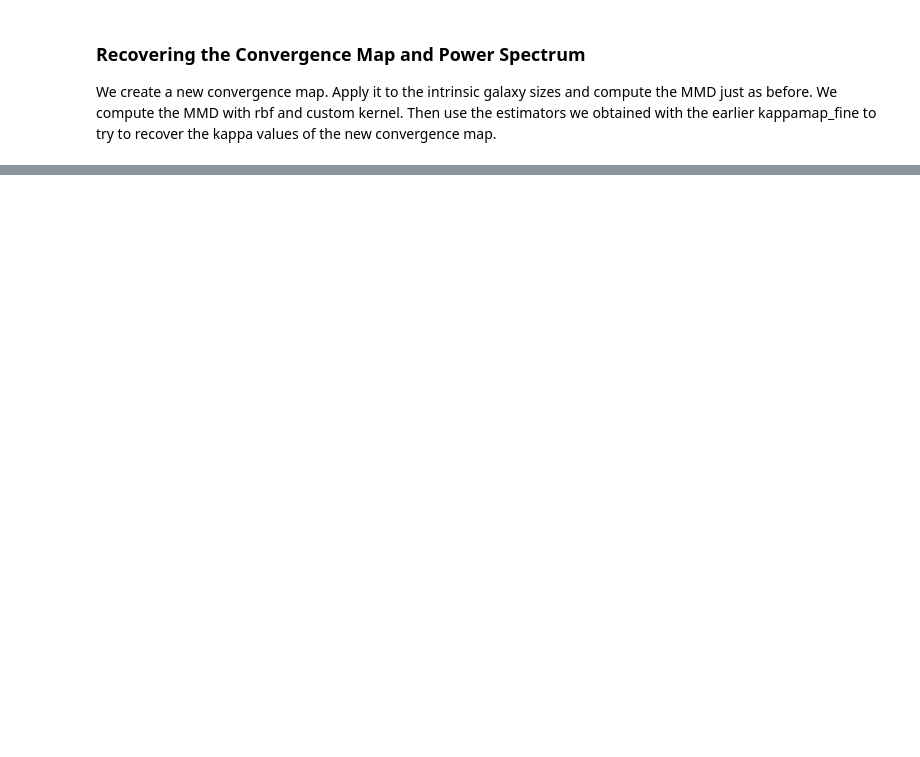
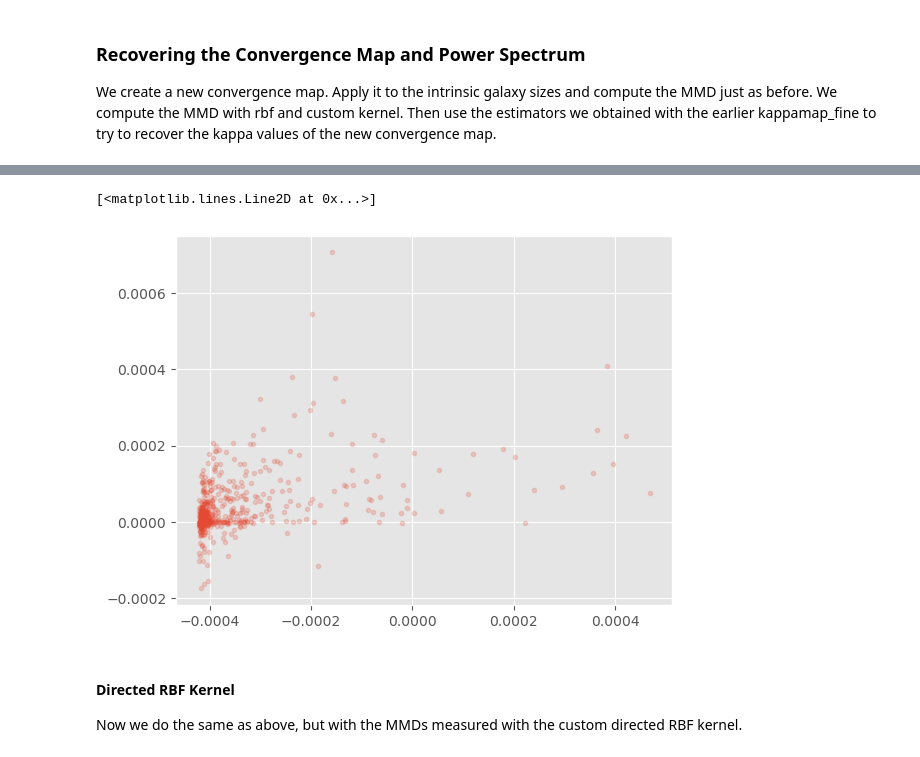
Before and after one commit to santiagobrunner/Weak-Lensing, a Jupyter notebook: MMD_estimator1000.ipynb, the cells around one changed output, grey strips where cells are left out. Drawn from its saved outputs; the diff is of its cells as text; code cells hidden in the pictures; blank space fills up the shorter version.

```diff
--- a/MMD_estimator1000.ipynb
+++ b/MMD_estimator1000.ipynb
@@ -1179,6 +1204,9 @@ plt.ylabel(r'$MMD²$ (RBF kernel)')
 plt.title('Negative MMD')
 plt.legend()
 plt.show()
+
+estimator_pos = fit_pos_pos
+estimator_neg = fit_neg_neg
 # %% [output]
 MMD ≈ 2.514e-01 * κ + 1.064e-04
 MMD ≈ -6.005e-02 * κ + 1.043e-04
@@ -1234,3 +1249,12 @@ recovery_rand_seed = 31
 np.random.seed(recovery_rand_seed)
 recovery_kappamap = hp.synfast(cl_kappa_225, nside_fine)
 recovery_observed_size = intrinsic_size1000 * (1.0 + recovery_kappamap[gal_pix_fine])
+# %%
+means_recov_fine = []
+for pix in galaxy_pix1000_unique:
+    mask = (galaxy_pix1000 == pix)
+    if sum(mask) > 20000:
+        means_recov_fine.append(np.mean(recovery_observed_size[mask]))
+
+means_recov_fine = np.array(means_recov_fine)
+sign_recov_fine = np.sign(means_recov_fine - recovery_observed_size.mean())
@@ -1236,0 +1310,9 @@ recovery_observed_size = intrinsic_size1000 * (1.0 + recovery_kappamap[gal_pix_f
+# %%
+pred_kappa_recov = np.empty_like(kappa_recov_avg_fine)  # Thats the vector we want to fill with predicted kappa values
+
+
+pred_kappa2_recov_pos = signed_mmd2_recov_rbf[signed_mmd2_recov_rbf > 0] / estimator_pos[0] - estimator_pos[1]/estimator_pos[0]     # Problem: not all values are positive because of wrong sign assignment
+pred_kappa2_recov_neg = signed_mmd2_recov_rbf[signed_mmd2_recov_rbf < 0] / estimator_neg[0] - estimator_neg[1]/estimator_neg[0]
+
+pred_kappa_recov[signed_mmd2_recov_rbf > 0] = np.sign(pred_kappa2_recov_pos) * np.sqrt(np.abs(pred_kappa2_recov_pos))
+pred_kappa_recov[signed_mmd2_recov_rbf < 0] =
@@ -1236,0 +1329,8 @@ recovery_observed_size = intrinsic_size1000 * (1.0 + recovery_kappamap[gal_pix_f
+# %%
+plt.plot(pred_kappa2_recov_pos, signed_kappa2_recov[signed_mmd2_recov_rbf > 0], '.', alpha=0.2, label='Recovered Positive MMD')
+# %% [output]
+[<matplotlib.lines.Line2D at 0x...>]
+[figure, added]
+# %% [markdown]
+#### Directed RBF Kernel
+Now we do the same as above, but with the MMDs measured with the custom directed RBF kernel.
```
Also changed, not shown: parts of 27 cells of this notebook, 51 other files.
